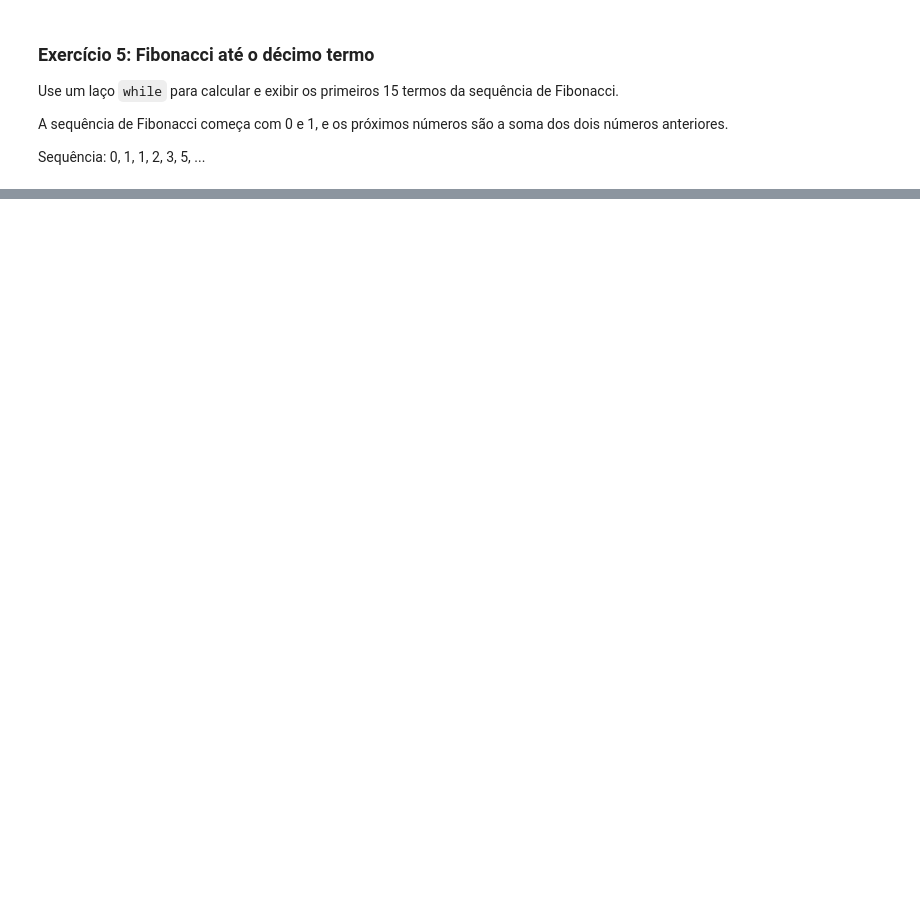
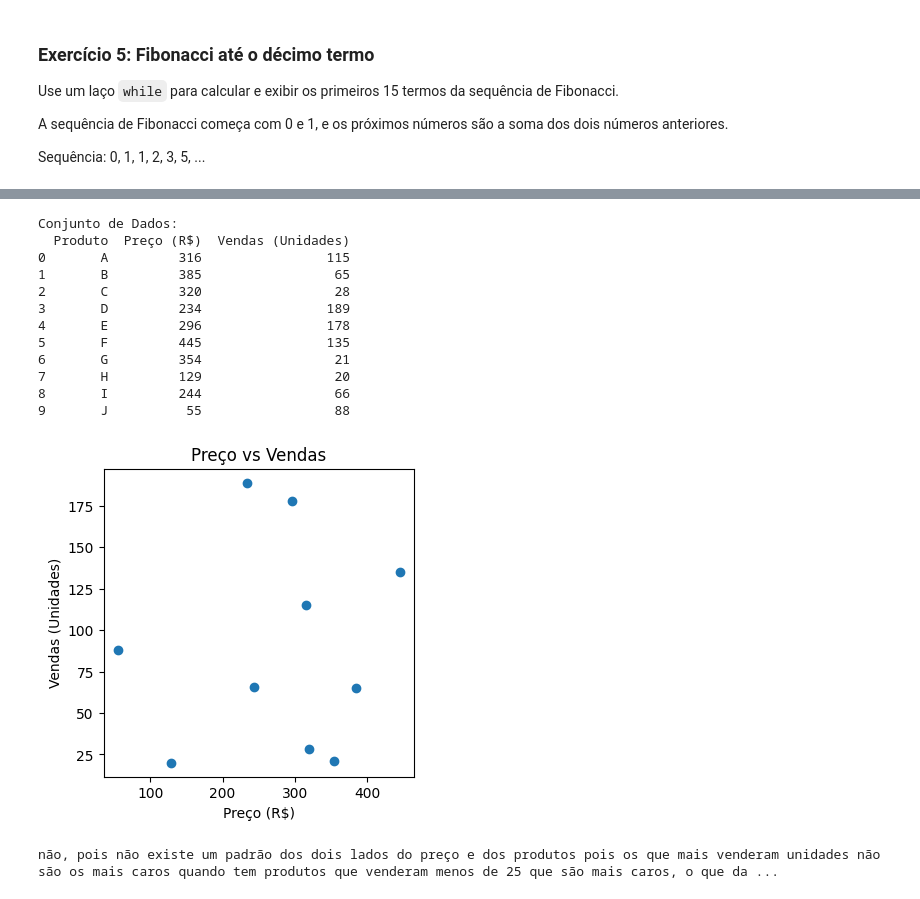
Before and after one commit to py232027046/CEE2, a Jupyter notebook: aulas.ipynb, the cells around one changed output, grey strips where cells are left out. Drawn from its saved outputs; the diff is of its cells as text; code cells hidden in the pictures; blank space fills up the shorter version.

```diff
--- a/aulas.ipynb
+++ b/aulas.ipynb
@@ -1239,0 +4057,41 @@ while contador < 15:
+# %%
+import pandas as pd
+import numpy as np
+
+np.random.seed(42)
+df_vendas = pd.DataFrame({
+    "Produto": ["A", "B", "C", "D", "E", "F", "G", "H", "I", "J"],
+    "Preço (R$)": [316, 385, 320, 234, 296, 445, 354, 129, 244, 55],
+    "Vendas (Unidades)": [115, 65, 28, 189, 178, 135, 21, 20, 66, 88],
+})
+
+
+
+print("Conjunto de Dados:")
+print(df_vendas)
+
+plt.figure(figsize=(4,4))
+plt.scatter (df_vendas['Preço (R$)'], df_vendas['Vendas (Unidades)'])
+plt.title("Preço vs Vendas")
+plt.xlabel("Preço (R$)")
+plt.ylabel("Vendas (Unidades)")
+
+plt.show()
+
+opn ="não, pois não existe um padrão dos dois lados do preço e dos produtos pois os que mais venderam unidades não são os mais caros quando tem produtos que venderam menos de 25 que são mais caros, o que da para tirar é a diferença dos preços mostrando uns com poucas unidades caros e outros com muitos não tão caros"
+print(opn)
+# %% [output]
+Conjunto de Dados:
+  Produto  Preço (R$)  Vendas (Unidades)
+0       A         316                115
+1       B         385                 65
+2       C         320                 28
+3       D         234                189
+4       E         296                178
+5       F         445                135
+6       G         354                 21
+7       H         129                 20
+8       I         244                 66
+9       J          55                 88
+[figure, added]
+não, pois não existe um padrão dos dois lados do preço e dos produtos pois os que mais venderam unidades não são os mais caros quando tem produtos que venderam menos de 25 que são mais caros, o que da ...
```
Also changed, not shown: parts of 430 cells of this notebook.
